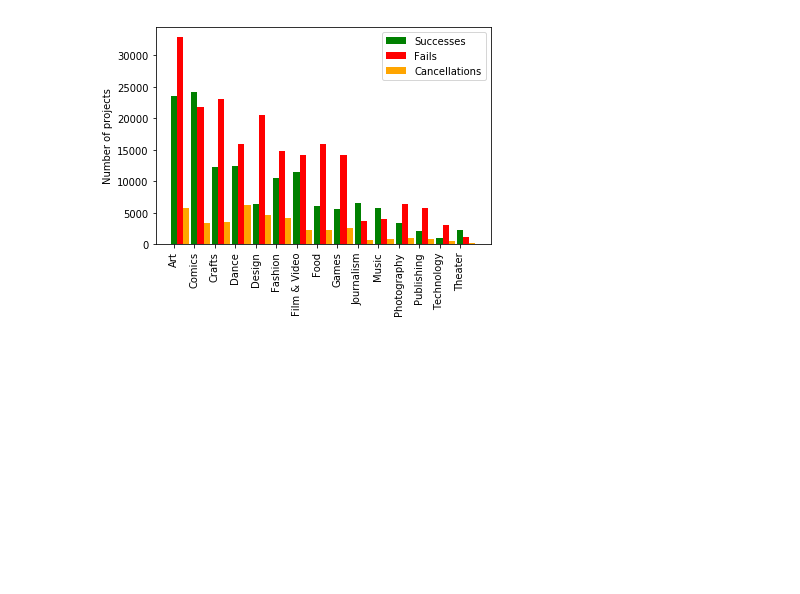
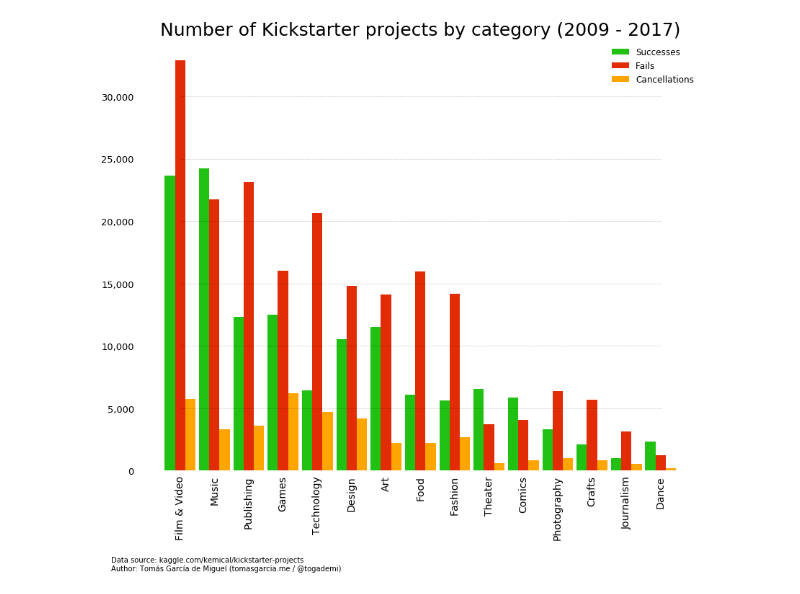
Before and after one commit to togademi/dataviz, a Jupyter notebook: kickstarter.ipynb, the cells around one changed output. Cells and saved outputs as stored; diff of their text form; code cells hidden in the pictures; blank space fills up the shorter version.

Commit message:
Better bar graph Kickstarter projects by category

```diff
--- a/kickstarter.ipynb
+++ b/kickstarter.ipynb
@@ -15,12 +15,17 @@ def count_items_in_category(df, category, state_param):
     series = temp['state'].value_counts()
     return series.at[state_param]
 # %%
-main_categories_df = pd.DataFrame(columns=['successes', 'fails', 'cancellations'])
-main_categories_df.insert(loc=0, column='main_category', value=main_categories)
+categories_df = pd.DataFrame(columns=['successes', 'fails', 'cancellations'])
+categories_df.insert(loc=0, column='main_category', value=main_categories)
 
 for main_category in main_categories:
-    main_categories_df.loc[main_categories_df['main_category'] == main_category, 'successes'] = count_items_in_category(data, main_category, 'successful')
-    main_categories_df.loc[main_categories_df['main_category'] == main_category, 'fails'] = count_items_in_category(data, main_category, 'failed')
-    main_categories_df.loc[main_categories_df['main_category'] == main_category, 'cancellations'] = count_items_in_category(data, main_category, 'canceled')
+    categories_df.loc[categories_df['main_category'] == main_category, 'successes'] = count_items_in_category(data, main_category, 'successful')
+    categories_df.loc[categories_df['main_category'] == main_category, 'fails'] = count_items_in_category(data, main_category, 'failed')
+    categories_df.loc[categories_df['main_category'] == main_category, 'cancellations'] = count_items_in_category(data, main_category, 'canceled')
 
-main_categories_df['total_projects'] = main_categories_df.apply(lambda row: row.successes + row.fails + row.cancellations, axis=1)
+# Crate new column for total number of projects
+categories_df['total_projects'] = categories_df.apply(lambda row: row.successes + row.fails + row.cancellations, axis=1)
+
+# Sort by total number of projects
+categories_df = categories_df.sort_values('total_projects', ascending=False)
+categories_df
@@ -27,20 +49,43 @@ main_categories_df['total_projects'] = main_categories_df.apply(lambda row: row.
-# %%
-# Sort by total projects
-main_categories_df = main_categories_df.sort_values('total_projects', ascending=False)
-
-x = np.arange(main_categories.size)
-fig, ax1 = plt.subplots()
-
-width = 0.3
-plt.xticks(x, main_categories, rotation='vertical')
-
-successes = ax1.bar(x, main_categories_df.successes, width, color="green")
-fails = ax1.bar(x + width, main_categories_df.fails, width, color="red")
-cancellations = ax1.bar(x + width * 2, main_categories_df.cancellations, width, color="orange")
-
-plt.ylabel("Number of projects")
-plt.legend([successes, fails, cancellations], ["Successes", "Fails", "Cancellations"])
-figure = plt.gcf()
-plt.show()
-# %% [output]
-[figure, removed]
+# %%
+x = np.arange(main_categories.size)
+fig, ax = plt.subplots()
+
+width = 0.3
+plt.xticks(x, categories_df.main_category, rotation='vertical', fontsize=14)
+
+successes = ax.bar(x - width, categories_df.successes, width, color="#20C113")
+fails = ax.bar(x, categories_df.fails, width, color="#E12C05")
+cancellations = ax.bar(x + width, categories_df.cancellations, width, color="orange")
+
+plt.title("Number of Kickstarter projects by category (2009 - 2017)", fontsize=25)
+plt.yticks(fontsize=13)
+plt.legend([successes, fails, cancellations], ["Successes", "Fails", "Cancellations"],
+           fontsize=12, frameon=False)
+
+# Place a thousands separator in the labels of the y axis
+ax.get_yaxis().set_major_formatter(plt.FuncFormatter(lambda x, loc: "{:,}".format(int(x))))
+
+# Remove the plot frame lines
+ax.spines["top"].set_visible(False)
+ax.spines["bottom"].set_visible(False)
+ax.spines["right"].set_visible(False)
+ax.spines["left"].set_visible(False)
+
+# Provide tick lines across the plot to help your viewers trace along
+for y in range(5000, 35000, 5000):
+    plt.plot(range(15), [y] * 15, "--", lw=0.5, color="black", alpha=0.3)
+
+# Remove the tick marks; they are unnecessary with the tick lines we just plotted.
+plt.tick_params(axis="both", which="both", top=False, left=False, bottom=False, right=False, labelleft=True)
+
+# Change size of graph
+fig.set_size_inches(14, 11)
+
+plt.text(-2, -8000, "Data source: kaggle.com/kemical/kickstarter-projects"
+       "\nAuthor: Tomás García de Miguel (tomasgarcia.me / @togademi)", fontsize=10)
+
+figure = plt.gcf()
+#plt.savefig('graph.png', dpi=300, bbox_inches="tight")
+plt.show()
+# %% [output]
+[figure, added]
```
Also changed, not shown: parts of 1 cell of this notebook.
